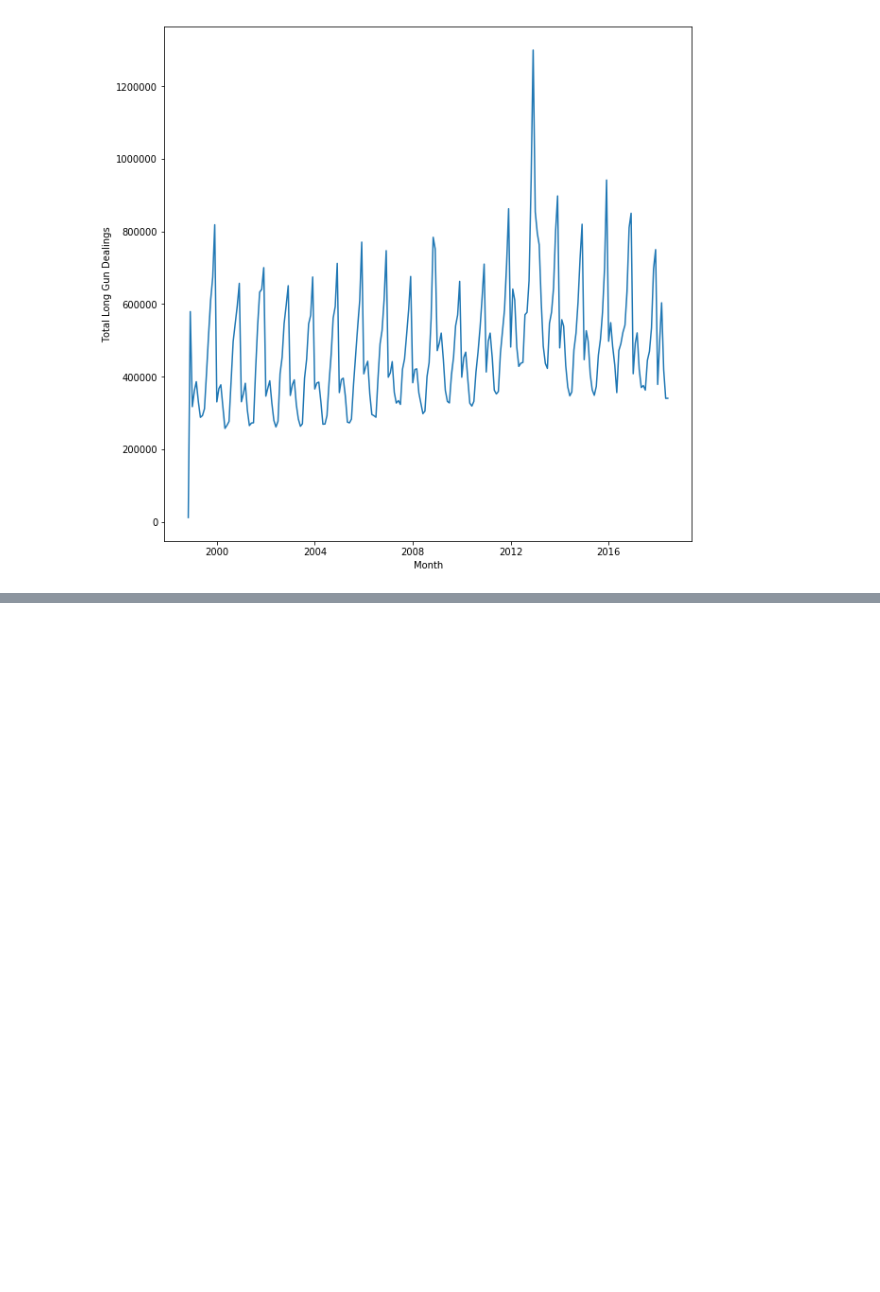
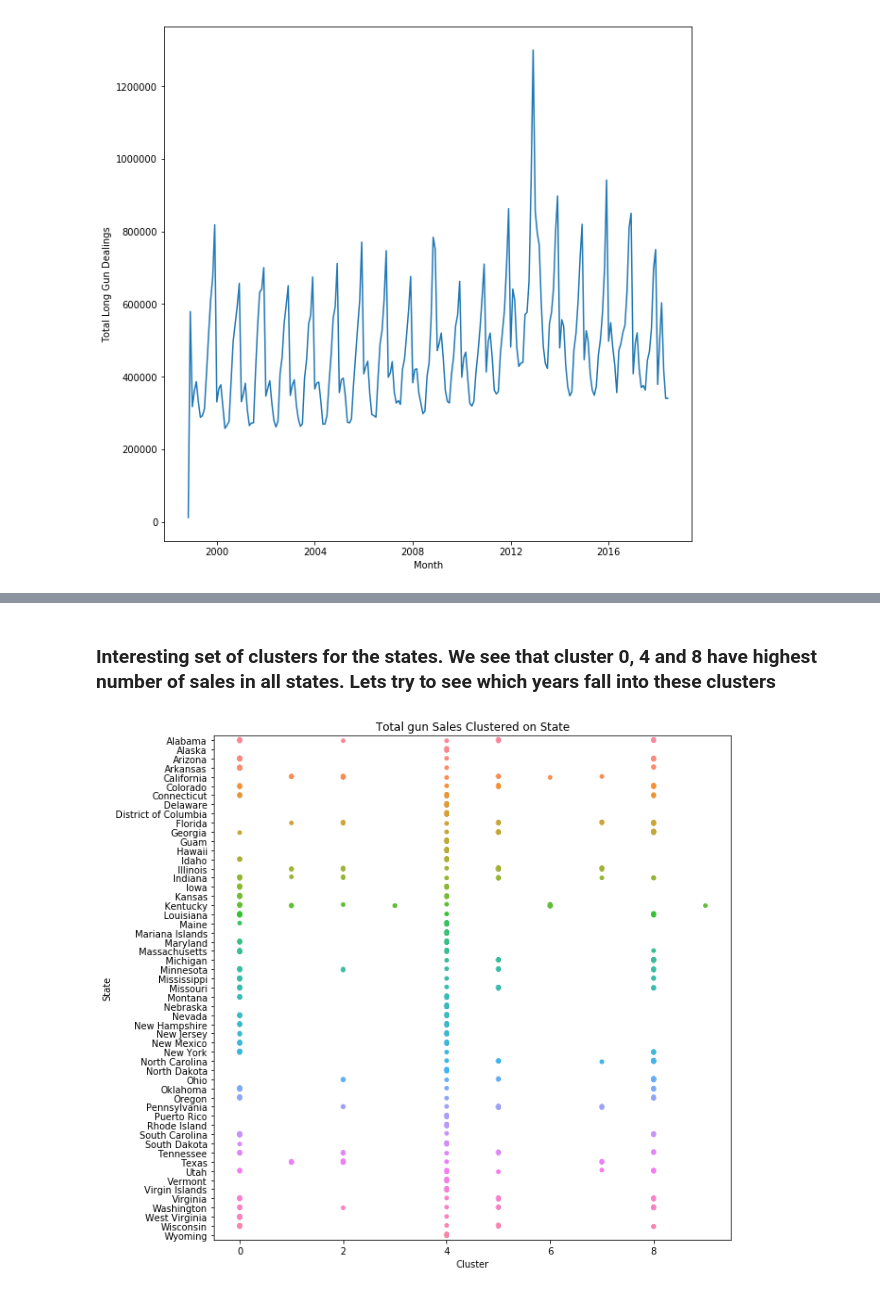
Before and after one commit to raksha592/Data-Analysis-on-Gun-Violence, a Jupyter notebook: Exploratory Data Analysis-2.ipynb, the cells around one changed output, grey strips where cells are left out. Saved outputs shown, nothing was run; the diff lists cells and outputs as text; code cells hidden in the pictures; blank space fills up the shorter version.

```diff
--- a/Exploratory Data Analysis-2.ipynb
+++ b/Exploratory Data Analysis-2.ipynb
@@ -75,0 +119,21 @@ ax=sns.lineplot(x=NumberOfLongGunsBought.index,y="Total Long Gun Dealings",data=
+# %%
+labels = kmeanModel.labels_
+# %%
+clusteringModel['labels']=labels
+states=[]
+for i in range(len(clusteringModel)):
+    states.append(clusteringModel.index[i][1])
+# %%
+clusteringModel["states"]=states
+# %% [markdown]
+### Interesting set of clusters for the states. We see that cluster 0, 4 and 8 have highest number of sales in all states. Lets try to see which years fall into these clusters
+# %%
+plt.close('all')
+fig, ax = plt.subplots(figsize=(10,10))
+ax=sns.stripplot(x='labels', y="states", data=clusteringModel)
+plt.xlabel('Cluster')
+plt.ylabel('State')
+plt.title('Total gun Sales Clustered on State')
+plt.show()
+# %% [output]
+[figure, added]
```
Also changed, not shown: parts of 24 cells of this notebook.
